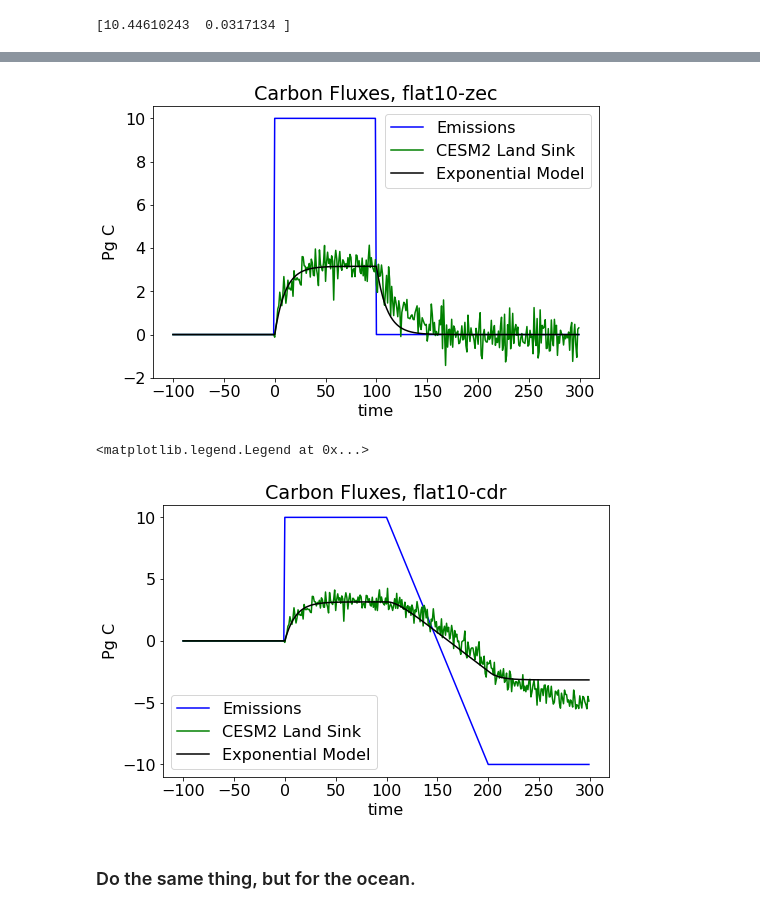
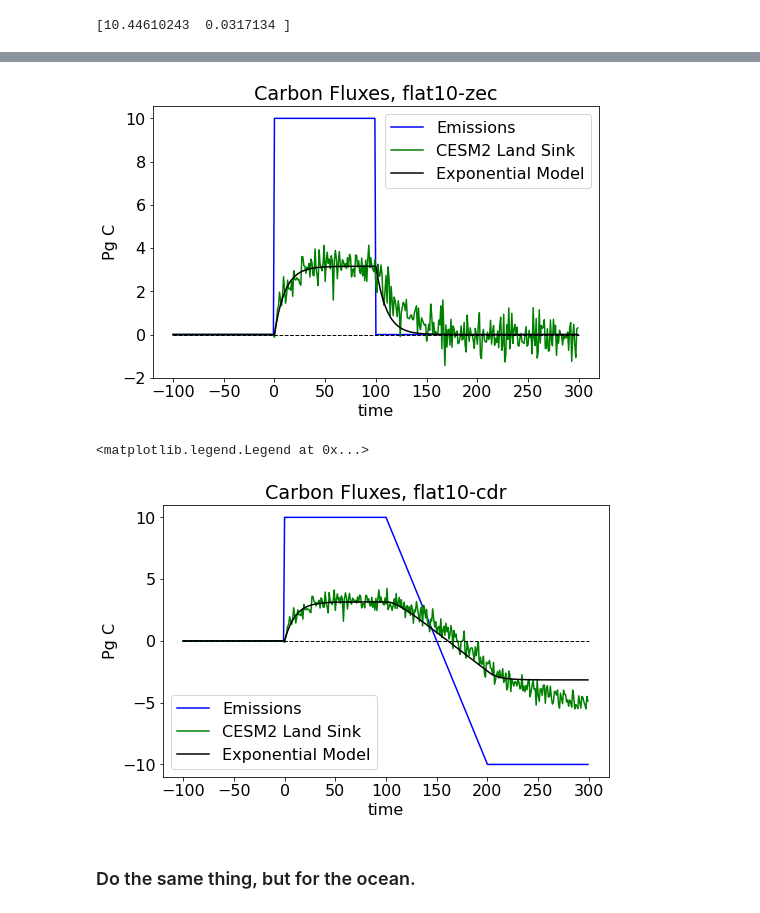
Before and after one commit to ckoven/flat10, a Jupyter notebook: flat10-analysis.ipynb, the cells around one changed output, grey strips where cells are left out. Saved outputs shown, nothing was run; the diff lists cells and outputs as text; code cells hidden in the pictures.

```diff
--- a/flat10-analysis.ipynb
+++ b/flat10-analysis.ipynb
@@ -247,37 +356,19 @@ plt.legend(['Emissions','CESM2 Land Sink','Exponential Model'])
 # %%
-emiss_zec = np.zeros(400)
-emiss_zec[100:200] = 10.
-time_zec = np.arange(len(emiss_zec)) - 100.
-
-landsink_zec = np.zeros(400)
-landsink_zec[100:200] = nbp_global_flat10[0:100].data * 1e-15
-landsink_zec[200:] = nbp_global_zec.data * 1e-15
-
 pred_landsink_zec = memory(emiss_zec, params[0], params[1])
 
 plt.plot(time_zec, emiss_zec, color='blue')
 plt.plot(time_zec, landsink_zec, color='green')
 plt.plot(time_zec, pred_landsink_zec, color='black')
 
 plt.title('Carbon Fluxes, flat10-zec')
 plt.ylabel('Pg C')
 plt.xlabel('time')
+plt.hlines(0., -100, 300, color='black', linestyle='dashed', linewidth=1)
 plt.legend(['Emissions','CESM2 Land Sink','Exponential Model'])
 plt.savefig('landc_zec_response', dpi=300)
 # %% [output]
-[figure, old version]
+[figure, new version]
 # %%
-emiss_cdr = np.zeros(400)
-emiss_cdr[100:200] = 10.
-emiss_cdr[200:300] = 10. - np.arange(100)/5
-emiss_cdr[300:400] = -10.
-
-time_cdr = np.arange(len(emiss_cdr)) - 100.
-
-landsink_cdr = np.zeros(400)
-landsink_cdr[100:200] = nbp_global_flat10[0:100].data * 1e-15
-landsink_cdr[200:] = nbp_global_cdr.data * 1e-15
-
 pred_landsink_cdr = memory(emiss_cdr, params[0], params[1])
 
 plt.plot(time_cdr, emiss_cdr, color='blue')
@@ -287,10 +378,11 @@ plt.plot(time_cdr, pred_landsink_cdr, color='black')
 plt.title('Carbon Fluxes, flat10-cdr')
 plt.ylabel('Pg C')
 plt.xlabel('time')
+plt.hlines(0., -100, 300, color='black', linestyle='dashed', linewidth=1)
 plt.legend(['Emissions','CESM2 Land Sink','Exponential Model'])
 # %% [output]
 <matplotlib.legend.Legend at 0x...>
-[figure, old version]
+[figure, new version]
 # %% [markdown]
 ### Do the same thing, but for the ocean.
 # %%
```
Also changed, not shown: parts of 24 cells of this notebook.
